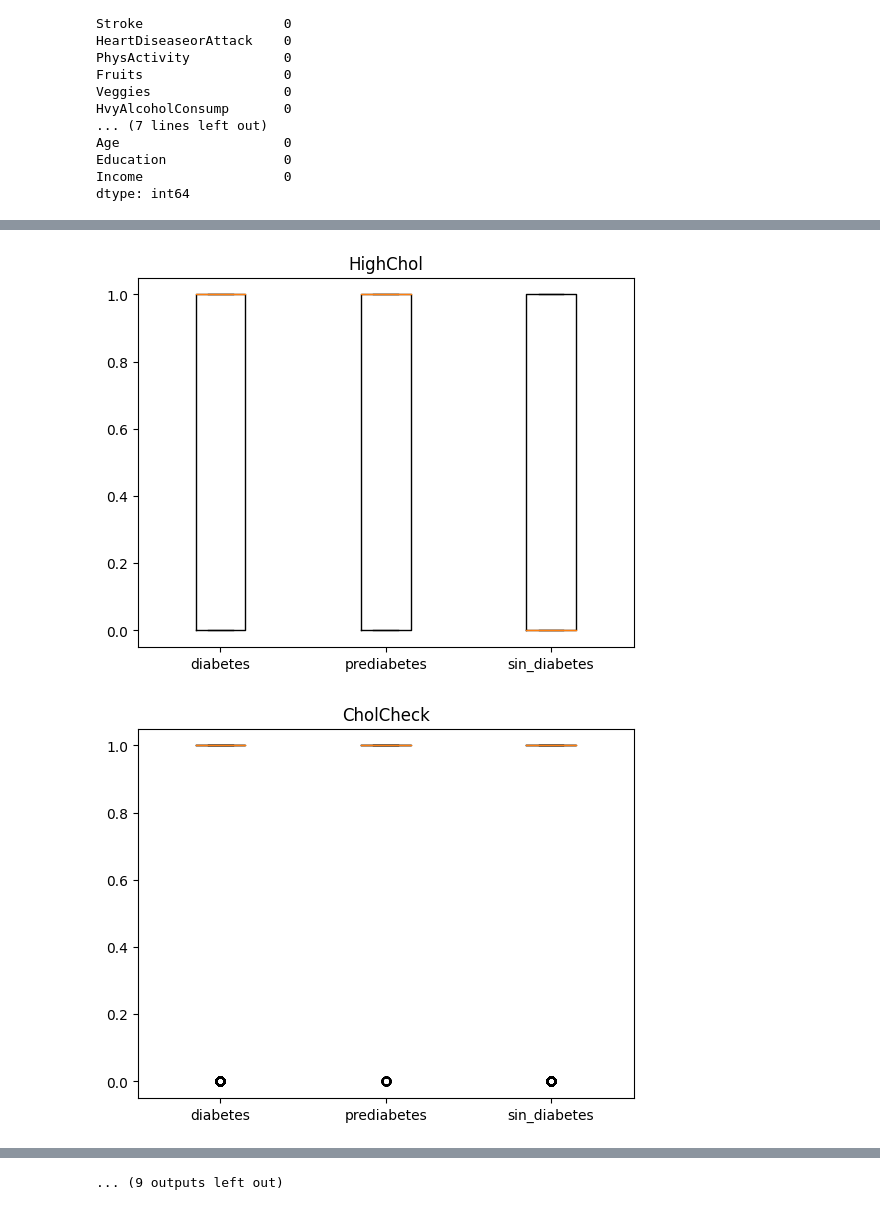
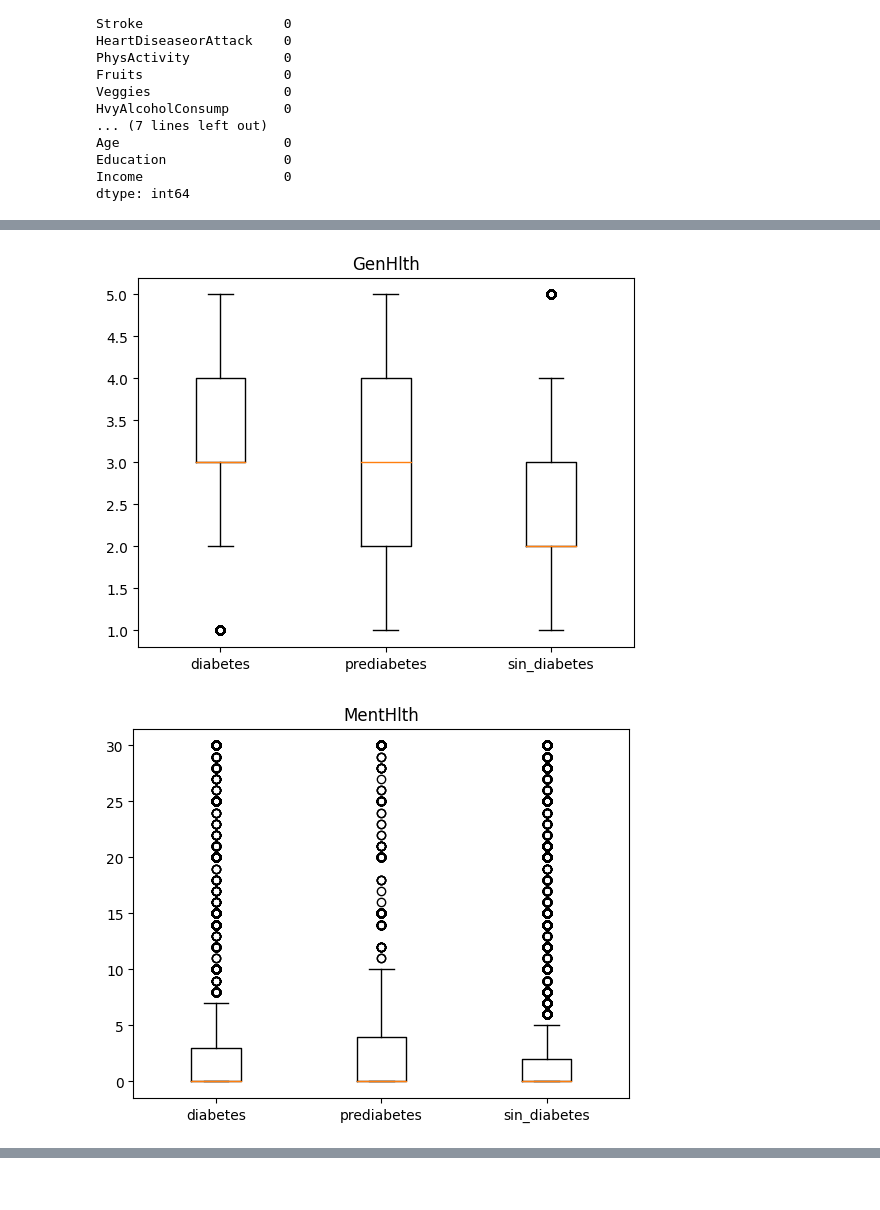
Before and after one commit to l1nk26/Proyecto-Samsung-Innovation-Campus, a Jupyter notebook: procesado_de_datos_f.ipynb, the cells around one changed output, grey strips where cells are left out. Cells and saved outputs as stored; diff of their text form; code cells hidden in the pictures.

```diff
--- a/procesado_de_datos_f.ipynb
+++ b/procesado_de_datos_f.ipynb
@@ -63,10 +47,9 @@ Education               0
 Income                  0
 dtype: int64
 # %%
-x = range(len(diabetes))
-y = diabetes.columns[1:]
+columnas = ['BMI', 'GenHlth', 'MentHlth', 'PhysHlth', 'Age', 'Income']
 
-for col in y:
+for col in columnas:
     plt.title(col)
     plt.boxplot([diabetes[col], prediabetes[col], sin_diabetes[col]], labels=['diabetes', 'prediabetes', 'sin_diabetes'])
     plt.show()
@@ -75,2 +58,2 @@ for col in y:
-[figure, old version]
+[figure, new version]
-[figure, old version]
+[figure, new version]
@@ -86 +62,0 @@ for col in y:
-... (9 outputs left out)
```
Also changed, not shown: parts of 8 cells of this notebook.
